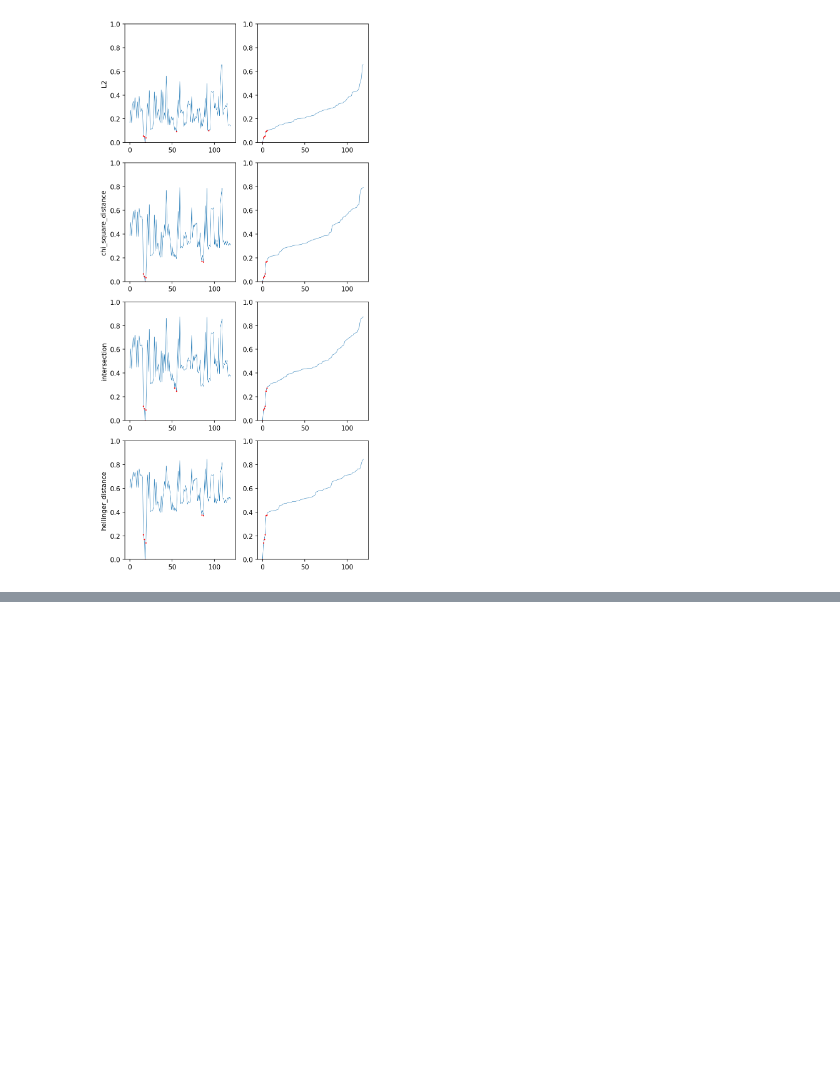
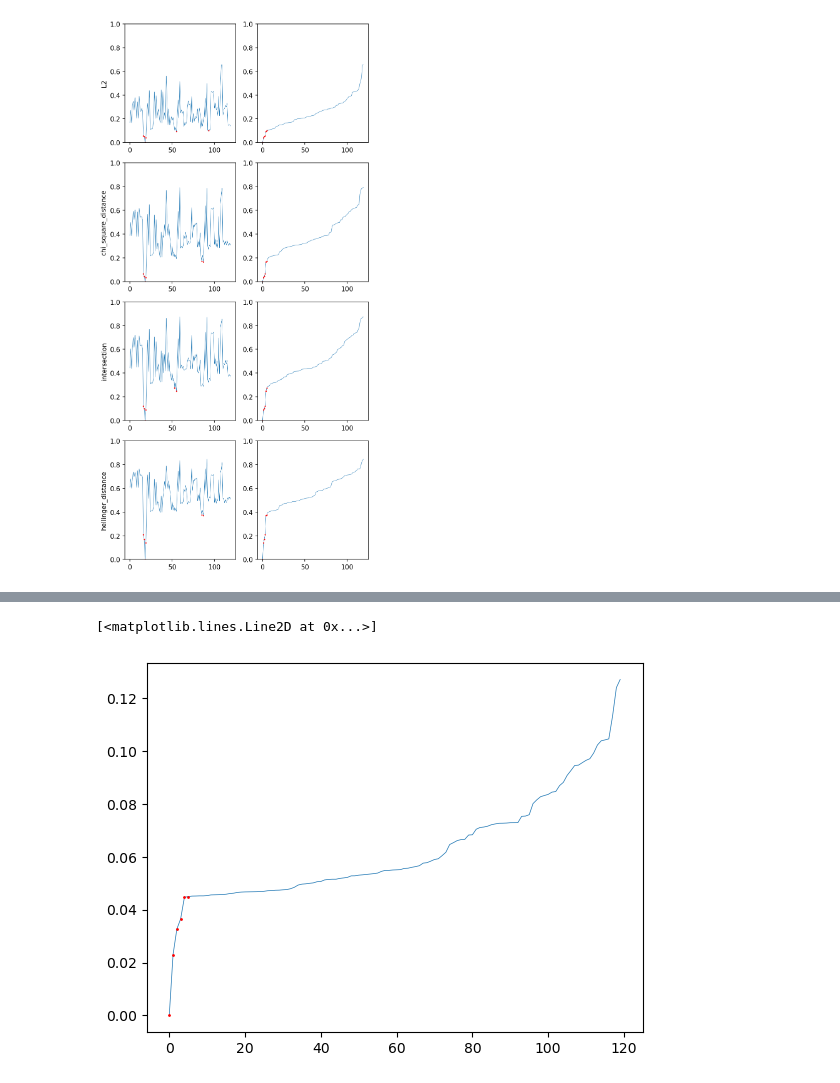
Before and after one commit to al-pi314/computer_vision, a Jupyter notebook: assigments/assigment2/solution.ipynb, the cells around one changed output, grey strips where cells are left out. Saved outputs shown, nothing was run; the diff lists cells and outputs as text; code cells hidden in the pictures; blank space fills up the shorter version.

```diff
--- a/assigments/assigment2/solution.ipynb
+++ b/assigments/assigment2/solution.ipynb
@@ -121,0 +163,8 @@ plt.tight_layout()
+# %%
+MARK_N_MOST_SIMILAR = 5
+distance_by_image = [item[0] for item in sorted_scaled_related_histograms]
+y_limit = distance_by_image[MARK_N_MOST_SIMILAR + 1]
+plt.plot(range(len(distance_by_image)), distance_by_image, markevery=np.where(distance_by_image < y_limit)[0], mfc='red', mec='red', marker='o', ms=1, lw=0.5)
+# %% [output]
+[<matplotlib.lines.Line2D at 0x...>]
+[figure, added]
```
Also changed, not shown: parts of 9 cells of this notebook.
